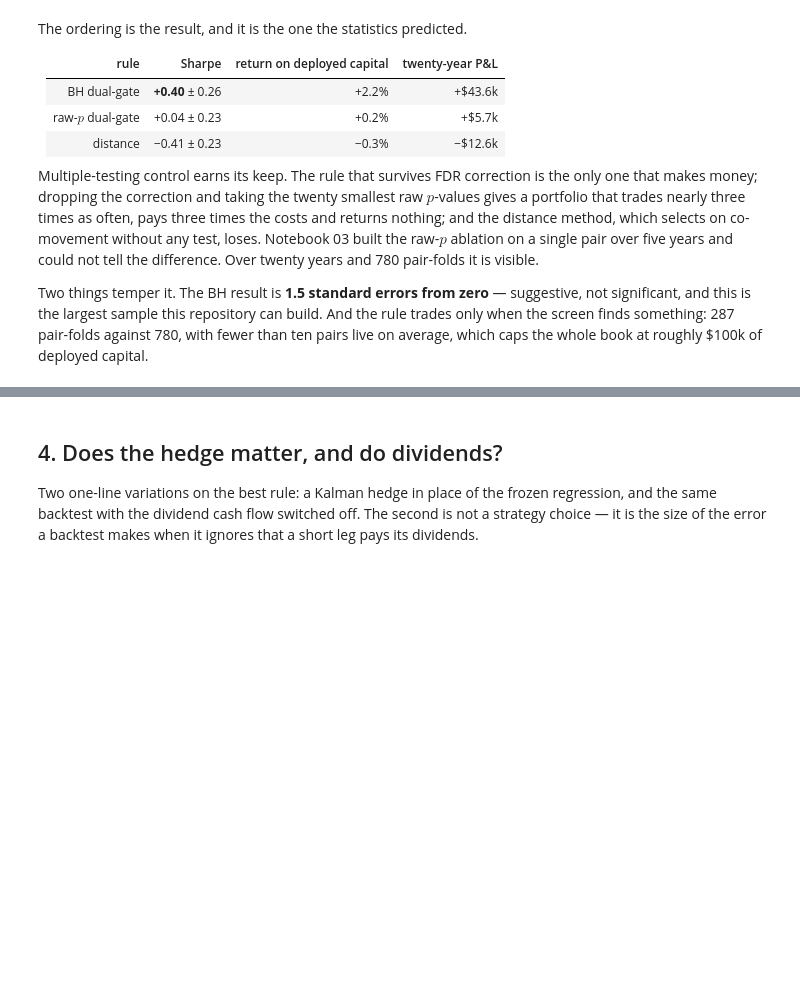
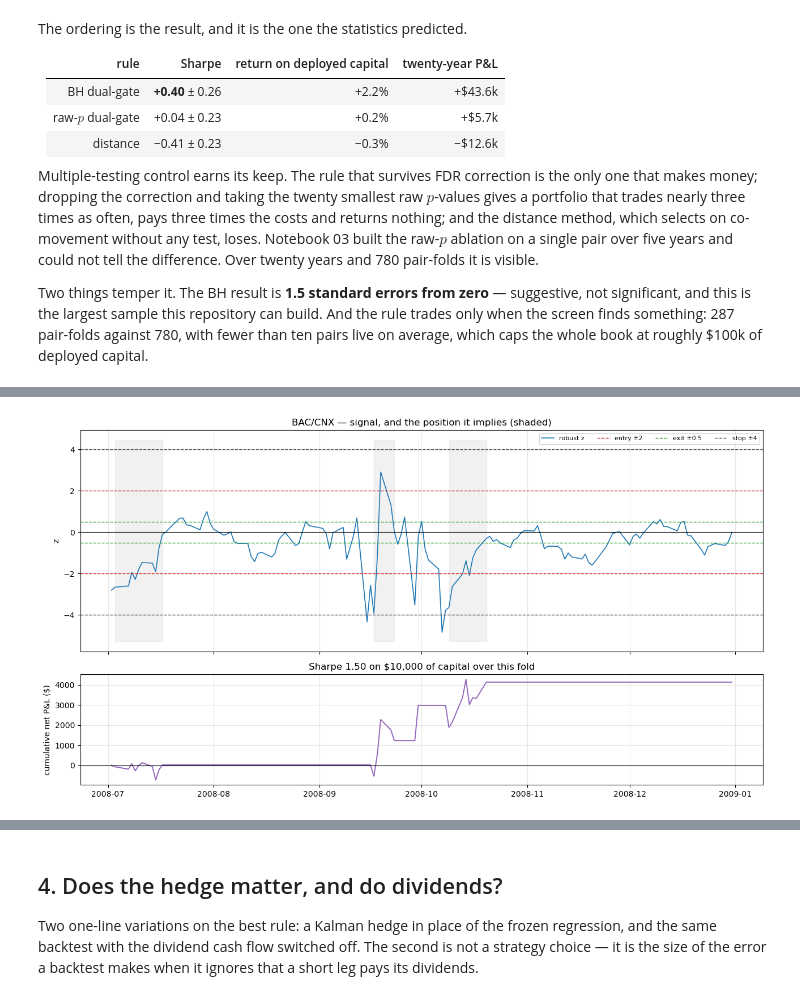
Before and after one commit to mengrenman/dynamic-hedge-pairs-trading, a Jupyter notebook: notebooks/pairs_trading_09_daily_portfolio.ipynb, the cells around one changed output, grey strips where cells are left out. Drawn from its saved outputs; the diff is of its cells as text; code cells hidden in the pictures; blank space fills up the shorter version.

```diff
--- a/notebooks/pairs_trading_09_daily_portfolio.ipynb
+++ b/notebooks/pairs_trading_09_daily_portfolio.ipynb
@@ -272,0 +358,22 @@ book at roughly \$100k of deployed capital.
+# %%
+# 2) the z-score that produced them, with the entry/exit/stop bands, and 3) the equity curve
+fig, ax = plt.subplots(2, 1, figsize=(13, 7), sharex=True,
+                       gridspec_kw={"height_ratios": [2, 1]})
+ax[0].plot(sig.index, sig["z"], lw=1.2, color="tab:blue", label="robust z")
+for lv, c, lab in ((Z_ENTRY, "tab:red", "entry ±2"), (Z_EXIT, "tab:green", "exit ±0.5"),
+                   (Z_STOP, "0.3", "stop ±4")):
+    ax[0].axhline(lv, color=c, ls="--", lw=1, label=lab); ax[0].axhline(-lv, color=c, ls="--", lw=1)
+ax[0].axhline(0, color="k", lw=0.8)
+inpos = sig["pos"].ne(0)
+ax[0].fill_between(sig.index, ax[0].get_ylim()[0], ax[0].get_ylim()[1], where=inpos,
+                   color="0.85", alpha=0.35, step="mid")
+ax[0].set_ylabel("z"); ax[0].legend(ncol=4, fontsize=8)
+ax[0].set_title(f"{t1}/{t2} — signal, and the position it implies (shaded)")
+
+eq = daily["pnl_net"].cumsum()
+ax[1].plot(eq.index, eq, lw=1.4, color="tab:purple")
+ax[1].axhline(0, color="k", lw=0.8); ax[1].set_ylabel("cumulative net P&L ($)")
+ax[1].set_title(f"Sharpe {summ['sharpe']:.2f} on ${CAP:,} of capital over this fold")
+plt.tight_layout(); plt.show()
+# %% [output]
+[figure, added]
```
Also changed, not shown: parts of 8 cells of this notebook, 15 other files.
